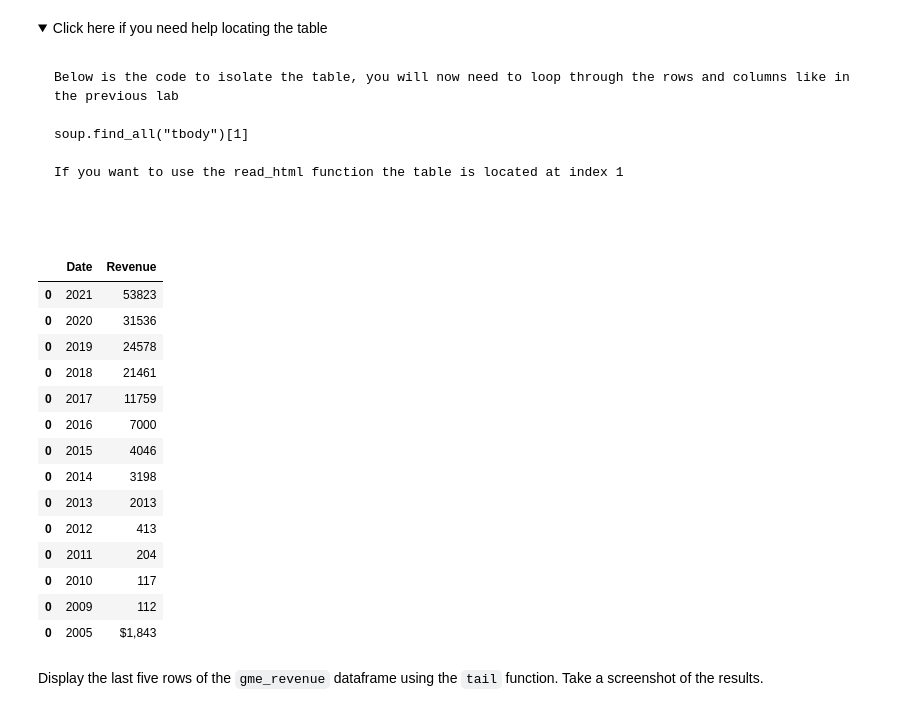
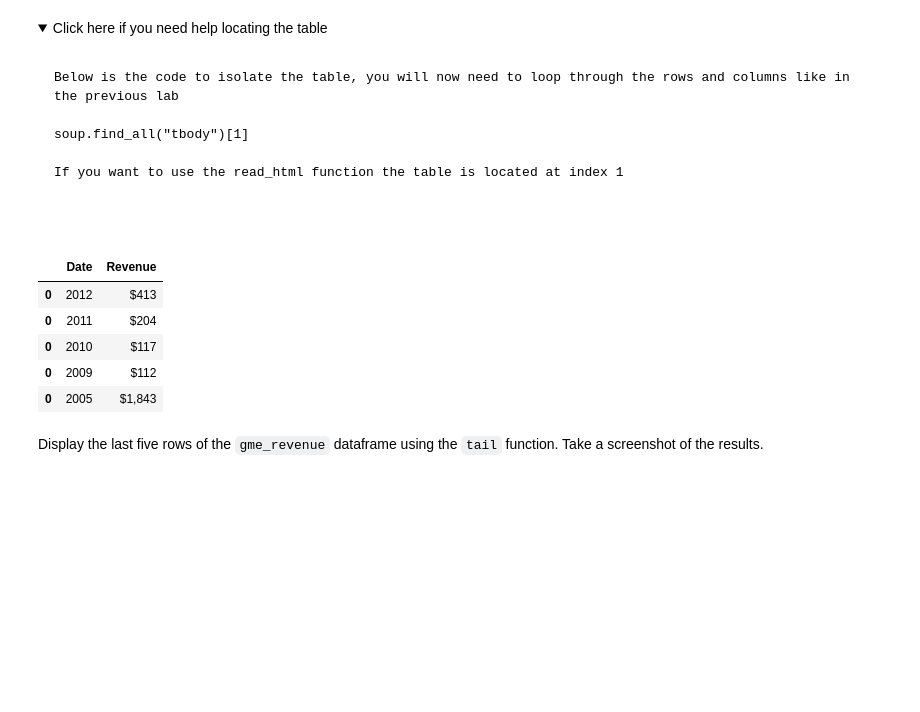
Before and after one commit to MohamedAliDakhli/testrepo, a Jupyter notebook: Final Assignment.ipynb, the cells around one changed output. Saved outputs shown, nothing was run; the diff lists cells and outputs as text; code cells hidden in the pictures; folded sections open; blank space fills up the shorter version.

```diff
--- a/Final Assignment.ipynb
+++ b/Final Assignment.ipynb
@@ -305,26 +283,17 @@ If you want to use the read_html function the table is located at index 1
 # %%
 gme_revenue=pd.DataFrame(columns=["Date","Revenue"])
 for i in soup1.find('tbody').find_all('tr'):
     col=i.find_all('td')
     Date=col[0].text
     Revenue=col[1].text
     gme_revenue=pd.concat([tesla_revenue,pd.DataFrame({"Date":Date,"Revenue":[Revenue]})])
-gme_revenue
+gme_revenue.tail(5)
 # %% [output]
 |  | Date | Revenue |
-| 0 | 2021 | 53823 |
-| 0 | 2020 | 31536 |
-| 0 | 2019 | 24578 |
-| 0 | 2018 | 21461 |
-| 0 | 2017 | 11759 |
-| 0 | 2016 | 7000 |
-| 0 | 2015 | 4046 |
-| 0 | 2014 | 3198 |
-| 0 | 2013 | 2013 |
-| 0 | 2012 | 413 |
-| 0 | 2011 | 204 |
-| 0 | 2010 | 117 |
-| 0 | 2009 | 112 |
+| 0 | 2012 | $413 |
+| 0 | 2011 | $204 |
+| 0 | 2010 | $117 |
+| 0 | 2009 | $112 |
 | 0 | 2005 | $1,843 |
 # %% [markdown]
 Display the last five rows of the `gme_revenue` dataframe using the `tail` function. Take a screenshot of the results.
```
Also changed, not shown: parts of 5 cells of this notebook.
